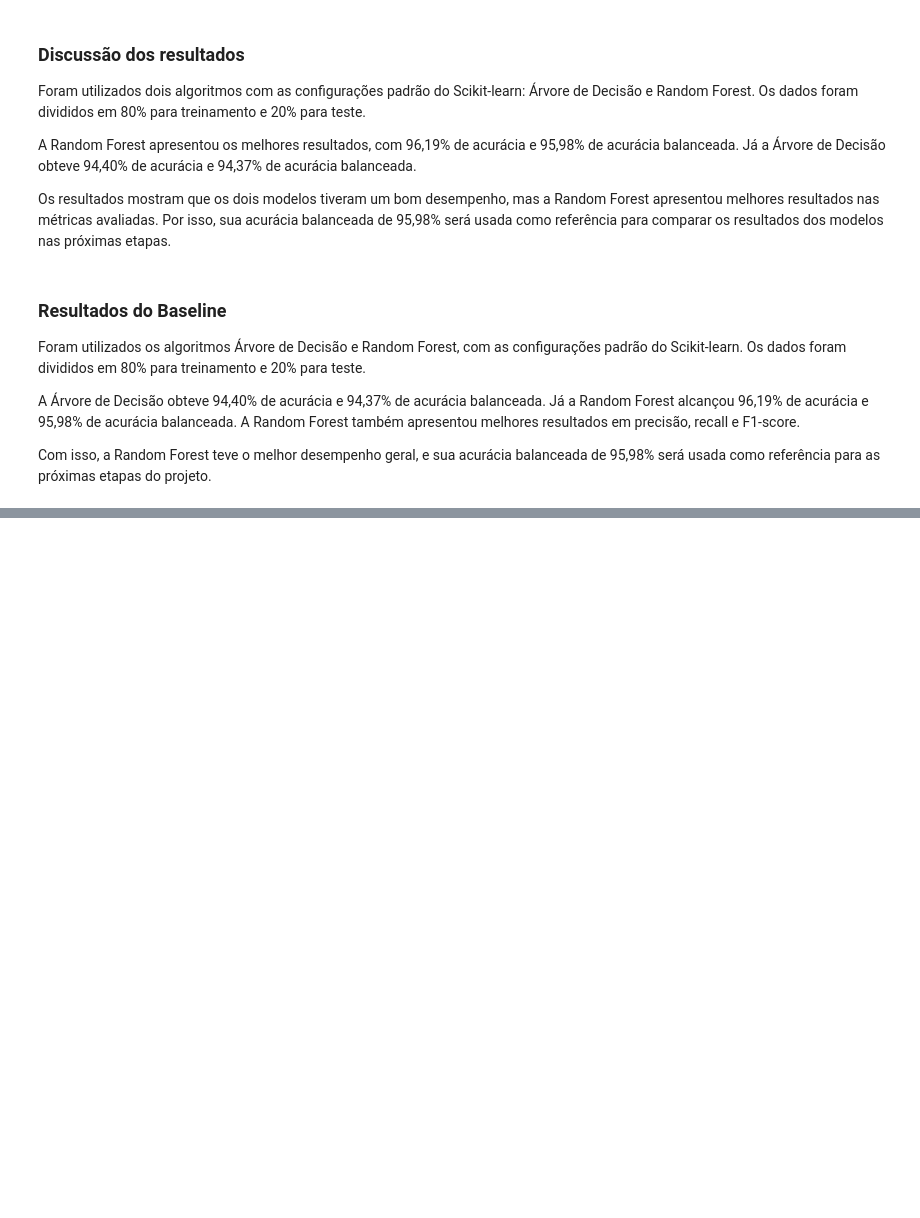
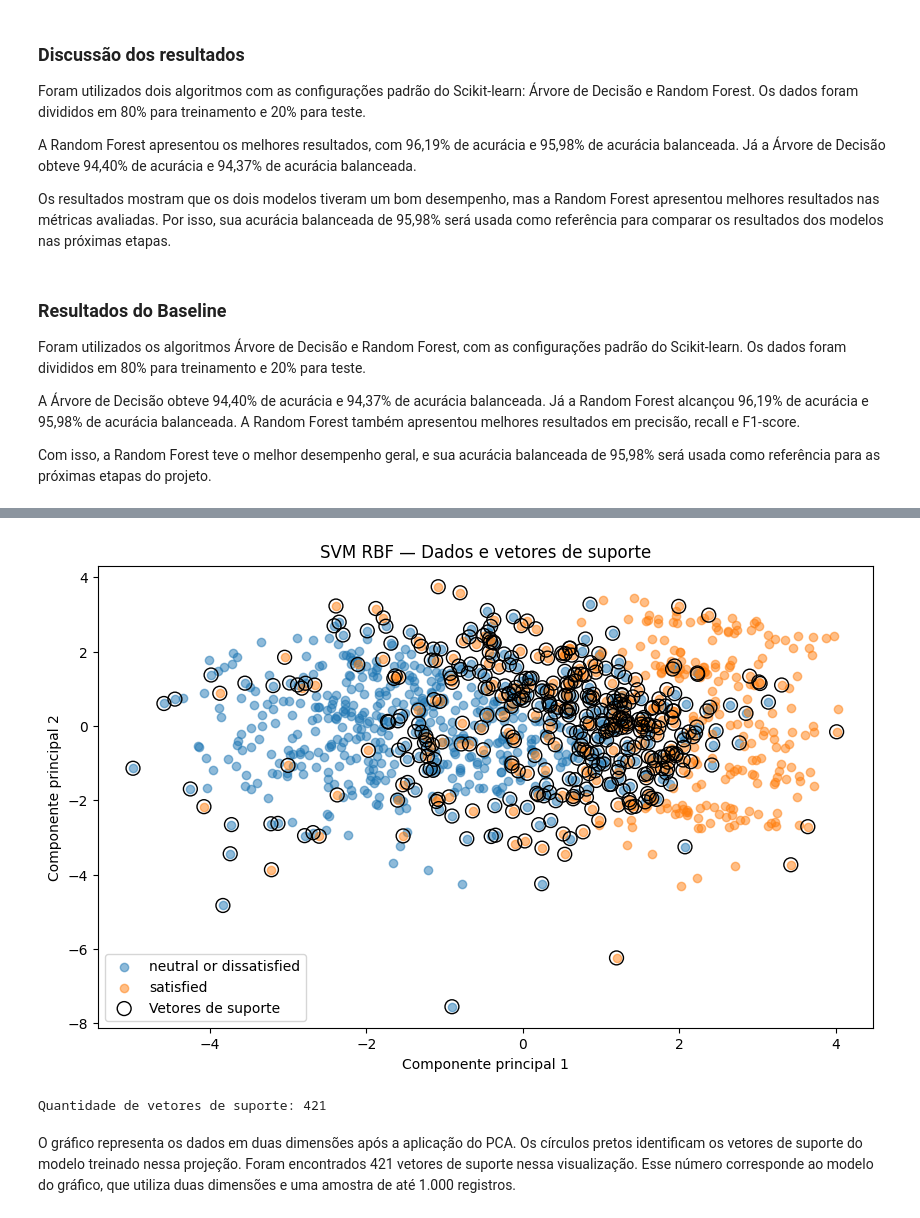
Before and after one commit to Rianfrancielton/IA-e-Matematica-Aplicada, a Jupyter notebook: TDE_3.ipynb, the cells around one changed output, grey strips where cells are left out. Drawn from its saved outputs; the diff is of its cells as text; code cells hidden in the pictures; blank space fills up the shorter version.

```diff
--- a/TDE_3.ipynb
+++ b/TDE_3.ipynb
@@ -189,0 +356,61 @@ Com isso, a Random Forest teve o melhor desempenho geral, e sua acurácia balanc
+# %%
+import matplotlib.pyplot as plt
+from sklearn.decomposition import PCA
+from sklearn.preprocessing import StandardScaler
+from sklearn.svm import SVC
+
+# Selecionar até 1000 registros
+X_grafico = X_amostra.sample(
+    n=min(1000, len(X_amostra)), random_state=42
+)
+y_grafico = y_amostra.loc[X_grafico.index]
+
+# Padronizar os dados
+escala = StandardScaler()
+X_escala = escala.fit_transform(X_grafico)
+
+# Reduzir para duas dimensões
+pca = PCA(n_components=2)
+X_2d = pca.fit_transform(X_escala)
+
+# Treinar SVM na projeção de duas dimensões
+modelo_grafico = SVC(
+    kernel="rbf", C=10, gamma="scale"
+)
+modelo_grafico.fit(X_2d, y_grafico)
+
+vetores = modelo_grafico.support_vectors_
+
+# Criar o gráfico
+plt.figure(figsize=(10, 6))
+
+for classe in y_grafico.unique():
+    mascara = y_grafico.to_numpy() == classe
+    plt.scatter(
+        X_2d[mascara, 0],
+        X_2d[mascara, 1],
+        label=classe,
+        alpha=0.5
+    )
+
+plt.scatter(
+    vetores[:, 0],
+    vetores[:, 1],
+    s=100,
+    facecolors="none",
+    edgecolors="black",
+    label="Vetores de suporte"
+)
+
+plt.xlabel("Componente principal 1")
+plt.ylabel("Componente principal 2")
+plt.title("SVM RBF — Dados e vetores de suporte")
+plt.legend()
+plt.show()
+
+print("Quantidade de vetores de suporte:", len(vetores))
+# %% [output]
+[figure, added]
+Quantidade de vetores de suporte: 421
+# %% [markdown]
+O gráfico representa os dados em duas dimensões após a aplicação do PCA. Os círculos pretos identificam os vetores de suporte do modelo treinado nessa projeção. Foram encontrados 421 vetores de suporte nessa visualização. Esse número corresponde ao modelo do gráfico, que utiliza duas dimensões e uma amostra de até 1.000 registros.
```
Also changed, not shown: parts of 58 cells of this notebook.
